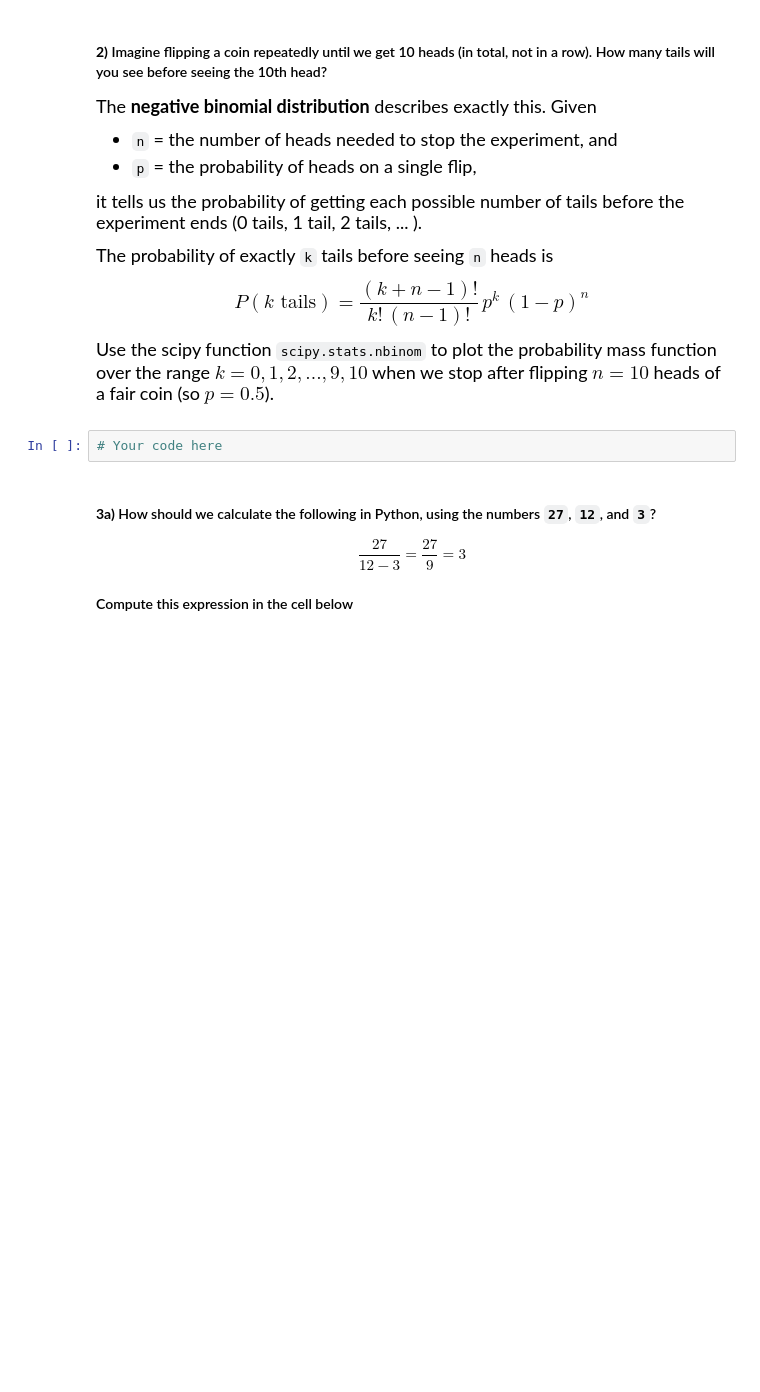
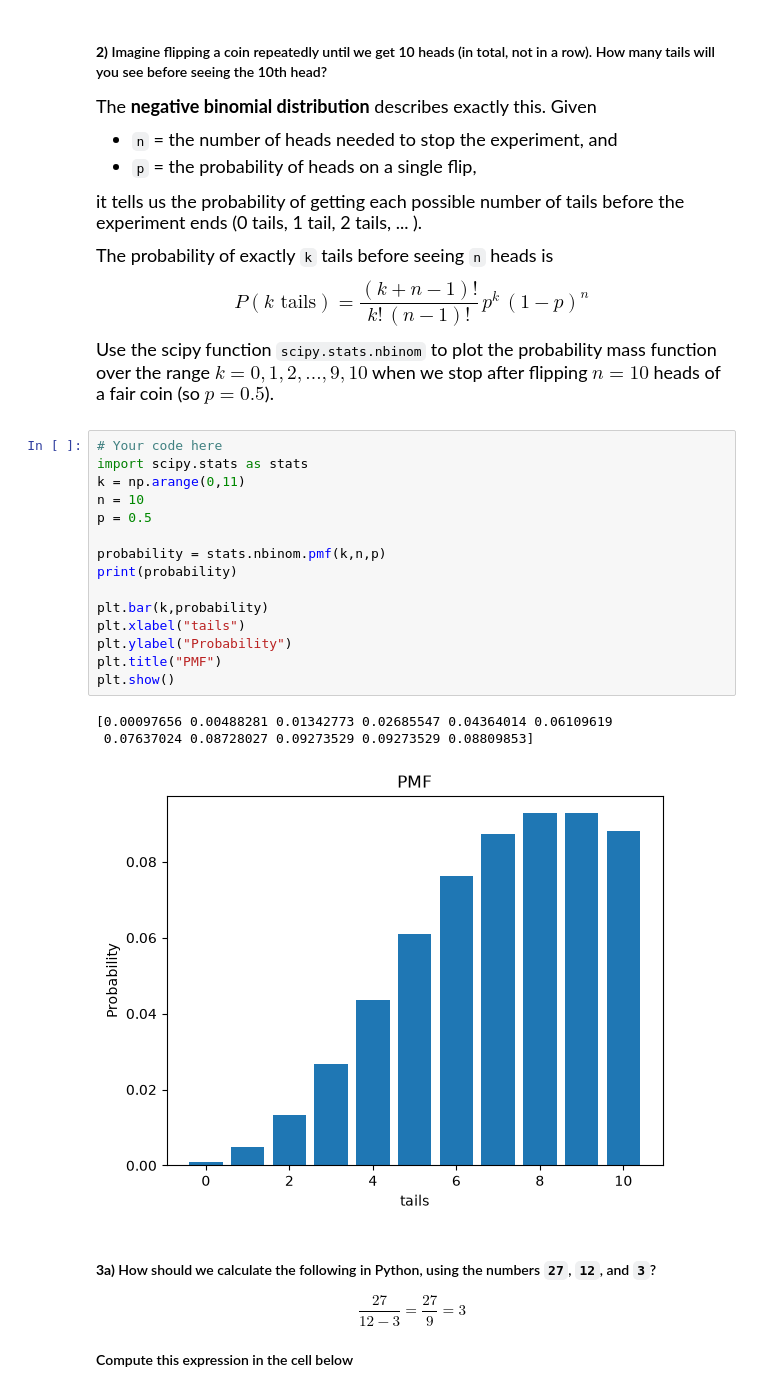
Before and after one commit to SarahWang06/datasci185fall2026, a Jupyter notebook: Lecture_05_Libraries_and_Specialized_Functions/Lecture5 copy.ipynb, the cells around one changed output. Cells and saved outputs as stored; diff of their text form; blank space fills up the shorter version.

```diff
--- a/Lecture_05_Libraries_and_Specialized_Functions/Lecture5 copy.ipynb
+++ b/Lecture_05_Libraries_and_Specialized_Functions/Lecture5 copy.ipynb
@@ -710,8 +709,25 @@ The probability of exactly `k` tails before seeing `n` heads is
 $$P(k \text{ tails}) = \frac{(k+n-1)!}{k!\,(n-1)!}\, p^{k}\,(1-p)^{n}$$
 
 Use the scipy function `scipy.stats.nbinom` to plot the probability mass function over the range $k=0, 1, 2, ..., 9, 10$ when we stop after flipping $n=10$ heads of a fair coin (so $p = 0.5$).
-# %%
-# Your code here
+# %%
+# Your code here
+import scipy.stats as stats
+k = np.arange(0,11)
+n = 10
+p = 0.5
+
+probability = stats.nbinom.pmf(k,n,p)
+print(probability)
+
+plt.bar(k,probability)
+plt.xlabel("tails")
+plt.ylabel("Probability")
+plt.title("PMF")
+plt.show()
+# %% [output]
+[0.00097656 0.00488281 0.01342773 0.02685547 0.04364014 0.06109619
+ 0.07637024 0.08728027 0.09273529 0.09273529 0.08809853]
+[figure, added]
 # %% [markdown]
 #### **3a)** How should we calculate the following in Python, using the numbers `27`, `12`, and `3`?
 
```
Also changed, not shown: parts of 12 cells of this notebook.
